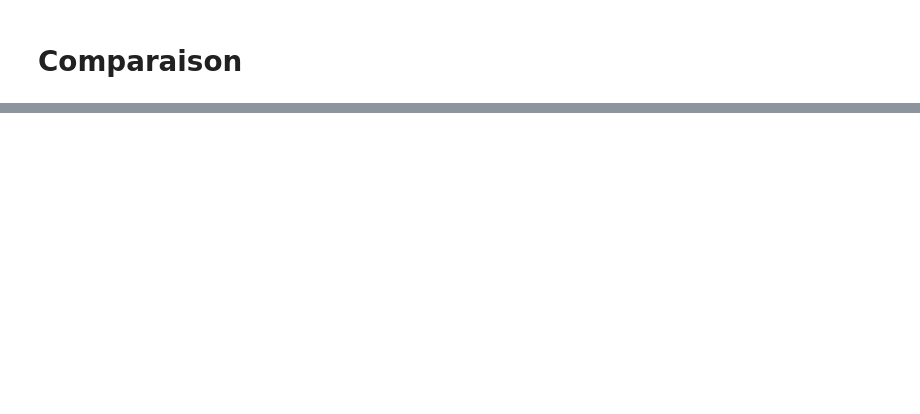
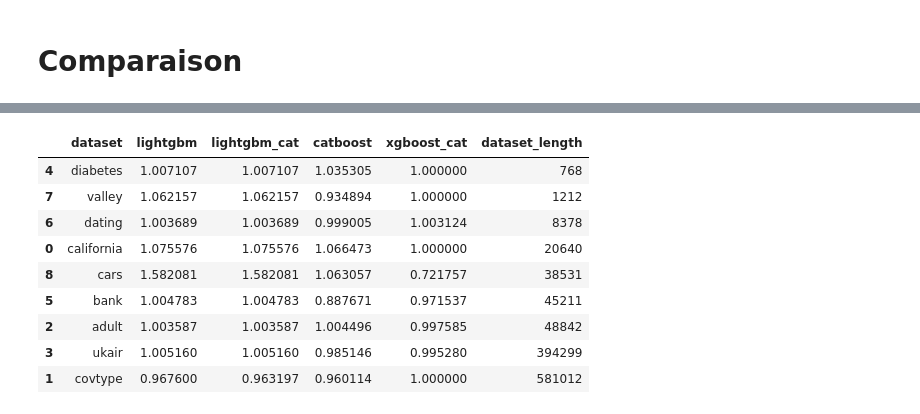
Before and after one commit to vlandeau/gradient-boosting-models-benchmark, a Jupyter notebook: Comparison.ipynb, the cells around one changed output, grey strips where cells are left out. Cells and saved outputs as stored; diff of their text form; code cells hidden in the pictures; blank space fills up the shorter version.

```diff
--- a/Comparison.ipynb
+++ b/Comparison.ipynb
@@ -1,6 +1,7 @@
 # %%
 from sklearn import datasets
 import pandas as pd
+pd.set_option("display.max_columns", 100)
 from model_comparison import ModelComparison, TaskNames, ModelNames
 # %%
 comparison_datasets = {}
@@ -254,0 +258,2 @@ comparison_datasets['valley'] = {"task": TaskNames.classification,
+# %%
+cars = pd.read_csv("cars.csv")
@@ -255,2 +273,8 @@ comparison_datasets['valley'] = {"task": TaskNames.classification,
+# %%
+cars_target = "duration_listed"
+comparison_datasets['cars'] = {"task": TaskNames.regression,
+                                 "features": cars.drop(columns=cars_target),
+                                 "target": cars[cars_target],
+                                 "cv": 4}
 # %% [markdown]
 # Comparaison
@@ -330,0 +310,31 @@ fig.show()
+# %%
+lightgbm_performance = [perf_comparisons[dataset_perfs][ModelNames.lightgbm][0]
+                       for dataset_perfs in perf_comparisons.keys()]
+catboost_performance = [perf_comparisons[dataset_perfs][ModelNames.catboost][0]
+                       for dataset_perfs in perf_comparisons.keys()]
+xgboost_performance = [perf_comparisons[dataset_perfs][ModelNames.xgboost][0]
+                       for dataset_perfs in perf_comparisons.keys()]
+xgboost_cat_performance = [perf_comparisons[dataset_perfs][ModelNames.xgboost_with_cat_encoder][0]
+                       for dataset_perfs in perf_comparisons.keys()]
+lightgbm_cat_performance = [perf_comparisons[dataset_perfs][ModelNames.lightgbm_with_cat_encoder][0]
+                       for dataset_perfs in perf_comparisons.keys()]
+# %%
+perfs_per_dataset = pd.DataFrame({"dataset": perf_comparisons.keys(),
+                                 "lightgbm": [l / x for l, x in zip(lightgbm_performance, xgboost_performance)],
+                                 "lightgbm_cat": [lc / x for lc, x in zip(lightgbm_cat_performance, xgboost_performance)],
+                                 "catboost": [c / x for c, x in zip(catboost_performance, xgboost_performance)],
+                                 "xgboost_cat": [xc / x for xc, x in zip(xgboost_cat_performance, xgboost_performance)],
+                                 "dataset_length": [len(dataset["features"])
+                                                   for dataset in comparison_datasets.values()]})
+perfs_per_dataset.sort_values("dataset_length")
+# %% [output]
+|  | dataset | lightgbm | lightgbm_cat | catboost | xgboost_cat | dataset_length |
+| 4 | diabetes | 1.007107 | 1.007107 | 1.035305 | 1.000000 | 768 |
+| 7 | valley | 1.062157 | 1.062157 | 0.934894 | 1.000000 | 1212 |
+| 6 | dating | 1.003689 | 1.003689 | 0.999005 | 1.003124 | 8378 |
+| 0 | california | 1.075576 | 1.075576 | 1.066473 | 1.000000 | 20640 |
+| 8 | cars | 1.582081 | 1.582081 | 1.063057 | 0.721757 | 38531 |
+| 5 | bank | 1.004783 | 1.004783 | 0.887671 | 0.971537 | 45211 |
+| 2 | adult | 1.003587 | 1.003587 | 1.004496 | 0.997585 | 48842 |
+| 3 | ukair | 1.005160 | 1.005160 | 0.985146 | 0.995280 | 394299 |
+| 1 | covtype | 0.967600 | 0.963197 | 0.960114 | 1.000000 | 581012 |
```
Also changed, not shown: parts of 21 cells of this notebook, 2 other files.
